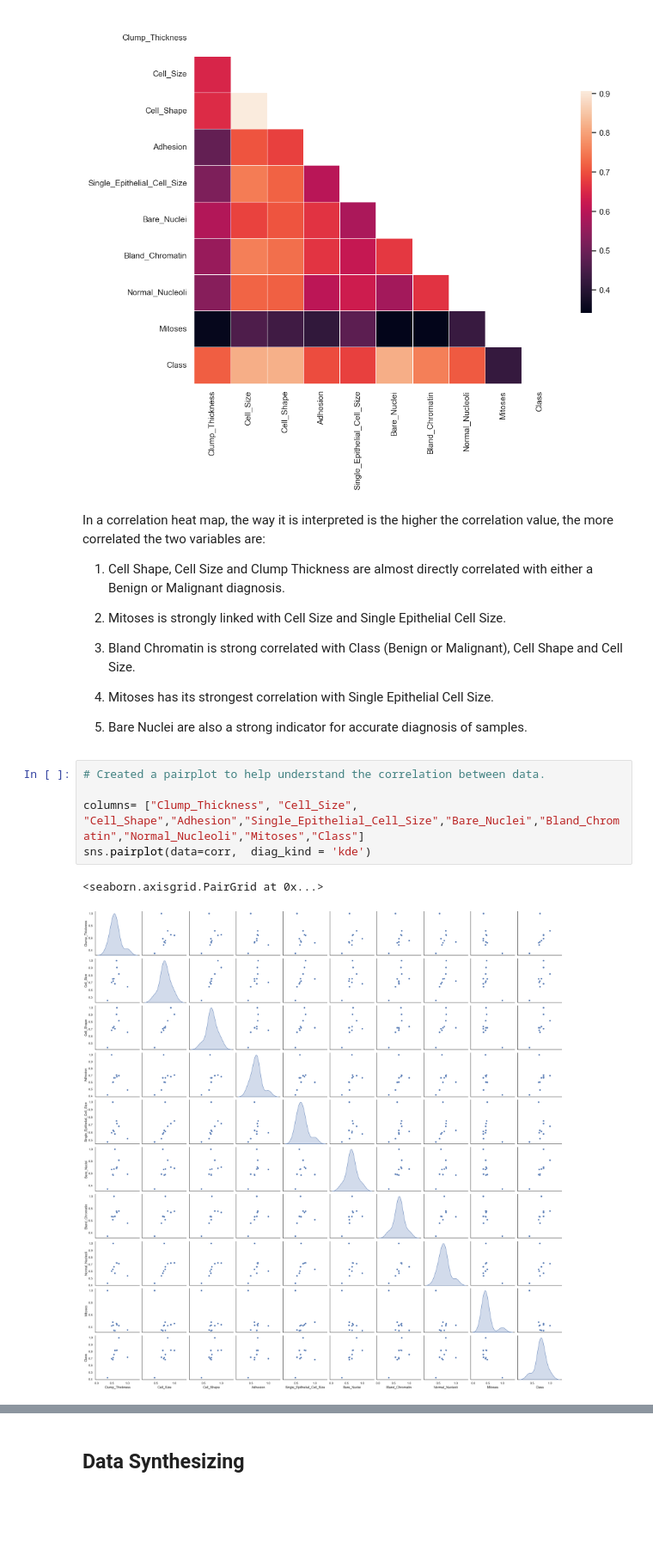
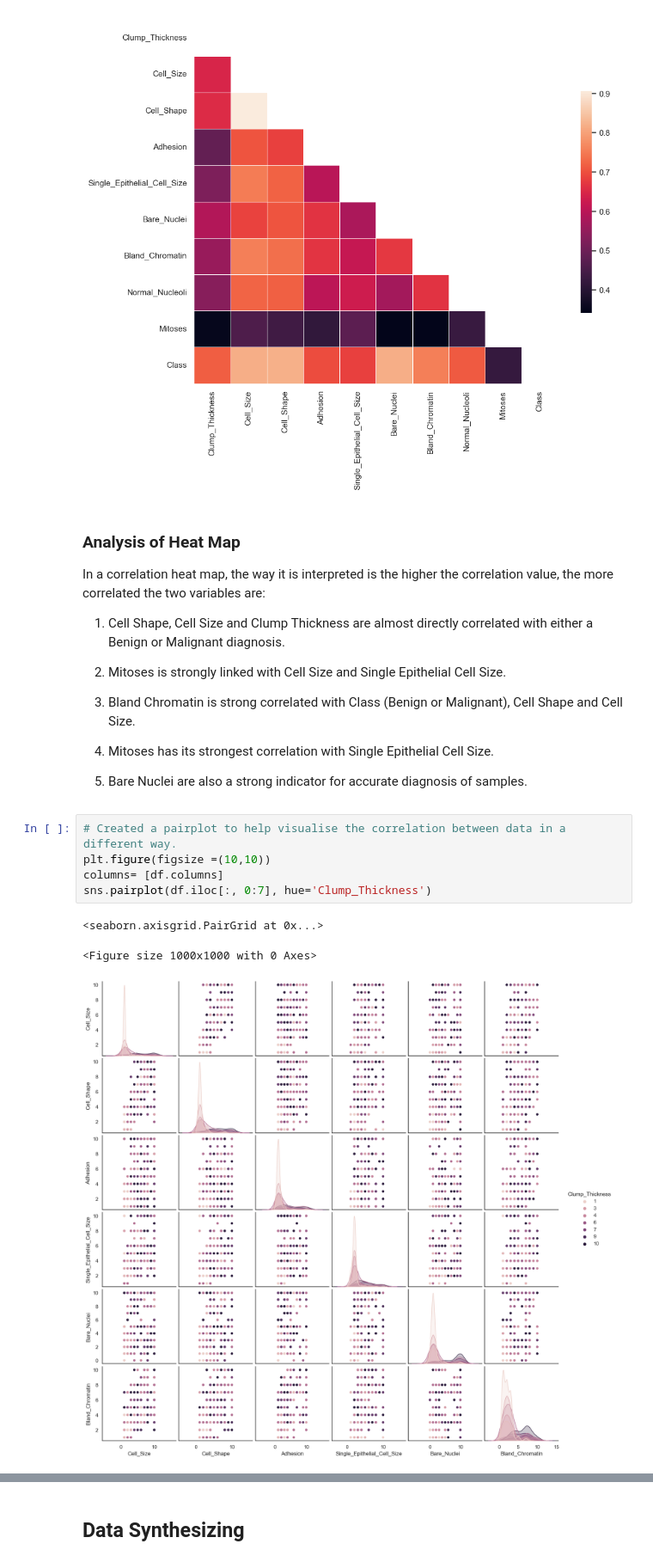
Before and after one commit to SeanE15/Programming_for_data_analysis_II, a Jupyter notebook: Assignment_2_PfDA.ipynb, the cells around one changed output, grey strips where cells are left out. Shown at 86% size. Cells and saved outputs as stored; diff of their text form; blank space fills up the shorter version.

```diff
--- a/Assignment_2_PfDA.ipynb
+++ b/Assignment_2_PfDA.ipynb
@@ -223,6 +223,8 @@ sns.heatmap(corr, mask=mask,square=True, linewidths=.5, cbar_kws={"shrink": .6})
 <AxesSubplot:>
 [figure]
 # %% [markdown]
+### Analysis of Heat Map
+
 In a correlation heat map, the way it is interpreted is the higher the correlation value, the more correlated the two variables are:
 
 1) Cell Shape, Cell Size and Clump Thickness are almost directly correlated with either a Benign or Malignant diagnosis.
@@ -235,10 +237,11 @@ In a correlation heat map, the way it is interpreted is the higher the correlati
 
 6) Bare Nuclei are also a strong indicator for accurate diagnosis of samples.
 # %%
-# Created a pairplot to help understand the correlation between data.
-
-columns= ["Clump_Thickness", "Cell_Size", "Cell_Shape","Adhesion","Single_Epithelial_Cell_Size","Bare_Nuclei","Bland_Chromatin","Normal_Nucleoli","Mitoses","Class"]
-sns.pairplot(data=corr,  diag_kind = 'kde')
+# Created a pairplot to help visualise the correlation between data in a different way.
+plt.figure(figsize =(10,10))
+columns= [df.columns]
+sns.pairplot(df.iloc[:, 0:7], hue='Clump_Thickness')
 # %% [output]
 <seaborn.axisgrid.PairGrid at 0x...>
+<Figure size 1000x1000 with 0 Axes>
-[figure, old version]
+[figure, new version]
```
Also changed, not shown: parts of 12 cells of this notebook.
